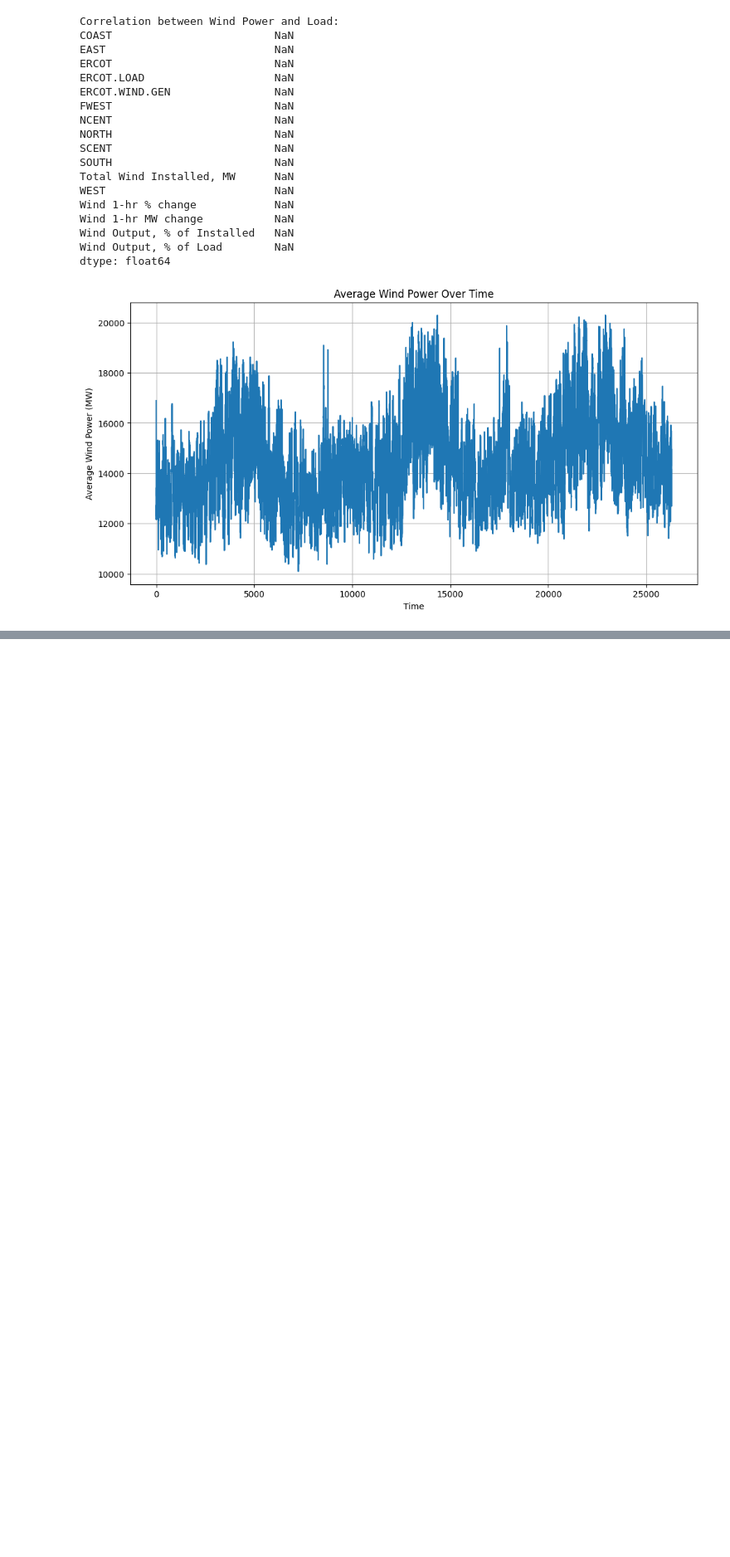
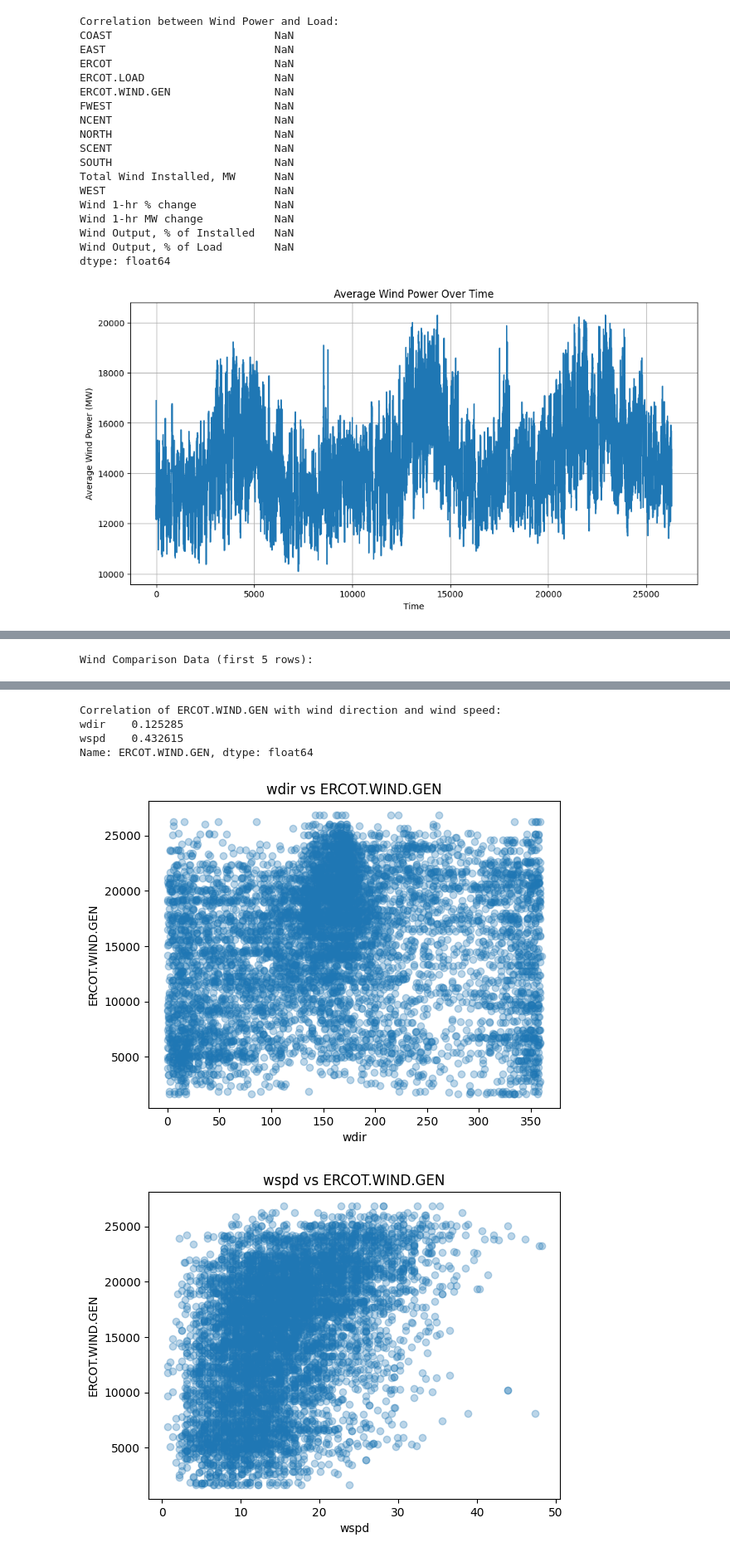
Before and after one commit to Leelawls/ECEN-360, a Jupyter notebook: etl.ipynb, the cells around one changed output, grey strips where cells are left out. Shown at 83% size. Drawn from its saved outputs; the diff is of its cells as text; code cells hidden in the pictures; blank space fills up the shorter version.

```diff
--- a/etl.ipynb
+++ b/etl.ipynb
@@ -305,0 +385,29 @@ dtype: float64
+# %%
+#Compare Wind Direction and Wind Speed vs ERCOT.WIND.GEN
+
+#wind data from weather
+df_weather_wind = df_weather[['wdir', 'wspd']].dropna()
+
+df_wind_subset = df_wind[['ERCOT.WIND.GEN']].dropna()
+
+#match by datetime
+df_wind_compare = df_weather_wind.join(df_wind_subset, how='inner')
+
+print("Wind Comparison Data (first 5 rows):")
+display(df_wind_compare.head())
+
+#print correlation
+corr_wind = df_wind_compare[['wdir', 'wspd', 'ERCOT.WIND.GEN']].corr()['ERCOT.WIND.GEN'].drop('ERCOT.WIND.GEN')
+print("Correlation of ERCOT.WIND.GEN with wind direction and wind speed:")
+print(corr_wind)
+
+#scatter plots for wdir and wind speed against ERCOT.WIND.GEN.
+for var in ['wdir', 'wspd']:
+    plt.figure()
+    plt.scatter(df_wind_compare[var], df_wind_compare['ERCOT.WIND.GEN'], alpha=0.3)
+    plt.xlabel(var)
+    plt.ylabel("ERCOT.WIND.GEN")
+    plt.title(f"{var} vs ERCOT.WIND.GEN")
+    plt.show()
+# %% [output]
+Wind Comparison Data (first 5 rows):
@@ -305,0 +421,6 @@ dtype: float64
+Correlation of ERCOT.WIND.GEN with wind direction and wind speed:
+wdir    0.125285
+wspd    0.432615
+Name: ERCOT.WIND.GEN, dtype: float64
+[figure, added]
+[figure, added]
```
Also changed, not shown: parts of 7 cells of this notebook.
